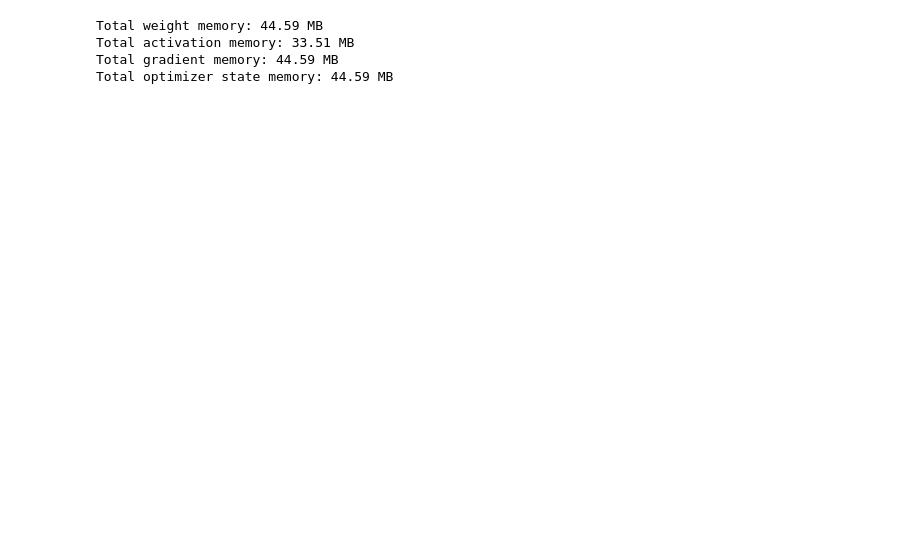
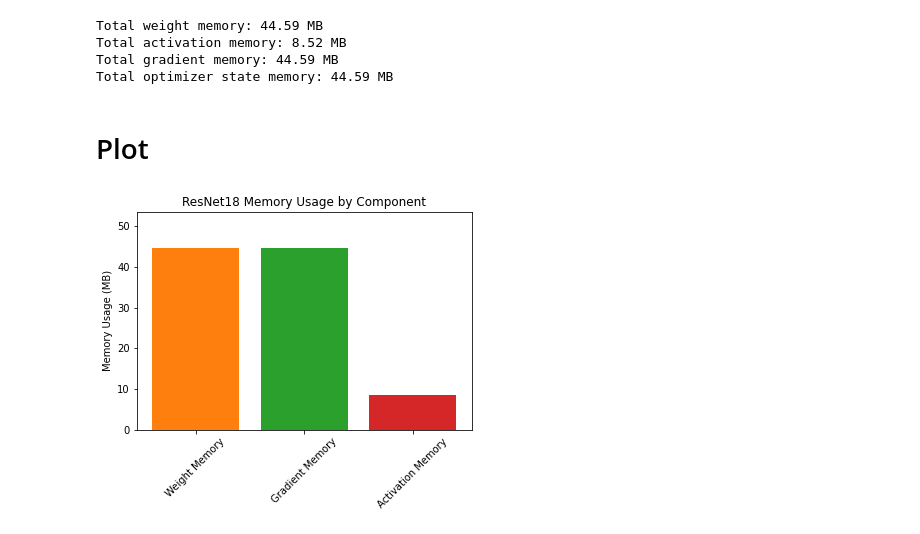
Before and after one commit to CAU-AIR/sustainable-ai, a Jupyter notebook: sparse/memory_footprint.ipynb, the cells around one changed output. Drawn from its saved outputs; the diff is of its cells as text; code cells hidden in the pictures; blank space fills up the shorter version.

```diff
--- a/sparse/memory_footprint.ipynb
+++ b/sparse/memory_footprint.ipynb
@@ -54,17 +56,54 @@ def estimate_memory_usage(model, input_size, optimizer):
     print(f'Total activation memory: {total_activations_memory / (1024 ** 2):.2f} MB')
     print(f'Total gradient memory: {gradients_memory / (1024 ** 2):.2f} MB')
     print(f'Total optimizer state memory: {optimizer_state_memory / (1024 ** 2):.2f} MB')
+
+    return total_weights_memory, total_activations_memory, gradients_memory
 # %%
 # ResNet18 모델 및 옵티마이저 생성
+# model = models.resnet18()
 model = models.resnet18()
 optimizer = optim.SGD(model.parameters(), lr=0.01, momentum=0.9)
+# optimizer = optim.Adam(model.parameters(), lr=0.001)
 
 # 입력 데이터 크기 설정 (예: 1개의 이미지, 3채널, 224x224)
-input_size = (1, 3, 224, 224)
+input_size = (1, 3, 112, 112)
 
-estimate_memory_usage(model, input_size, optimizer)
+weights_memory, activations_memory, gradients_memory = estimate_memory_usage(model, input_size, optimizer)
 # %% [output]
 Total weight memory: 44.59 MB
-Total activation memory: 33.51 MB
+Total activation memory: 8.52 MB
 Total gradient memory: 44.59 MB
 Total optimizer state memory: 44.59 MB
+# %% [markdown]
+# Plot
+# %%
+# 메모리 사용량을 MB 단위로 변환
+weights_memory_mb = weights_memory / (1024 ** 2)
+activations_memory_mb = activations_memory / (1024 ** 2)
+gradients_memory_mb = gradients_memory / (1024 ** 2)
+
+# 메모리 사용량 데이터
+memory_usage = {
+    'Weight Memory': weights_memory_mb,
+    'Gradient Memory': gradients_memory_mb,
+    'Activation Memory': activations_memory_mb,
+}
+# %%
+
+colors = ['#ff7f0e', '#2ca02c', '#d62728']
+
+# 막대 그래프로 시각화
+fig, ax = plt.subplots()
+ax.bar(memory_usage.keys(), memory_usage.values(), color=colors)
+
+ax.set_ylabel('Memory Usage (MB)')
+ax.set_title('ResNet18 Memory Usage by Component')
+ax.set_ylim(0, max(memory_usage.values()) * 1.2)  # 상단 여백 추가
+
+save_path = 'fig_memory_footprint.png'
+
+plt.xticks(rotation=45)  # x축 레이블 회전
+plt.savefig(save_path, bbox_inches='tight')
+plt.show()
+# %% [output]
+[figure, added]
```
Also changed, not shown: parts of 3 cells of this notebook, 3 other files.
